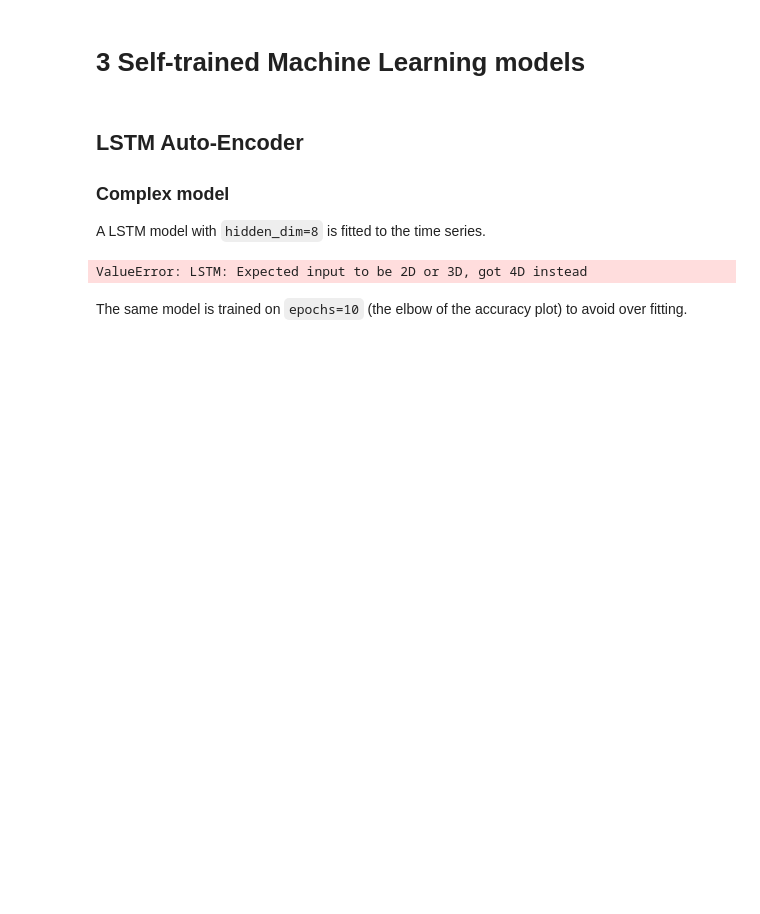
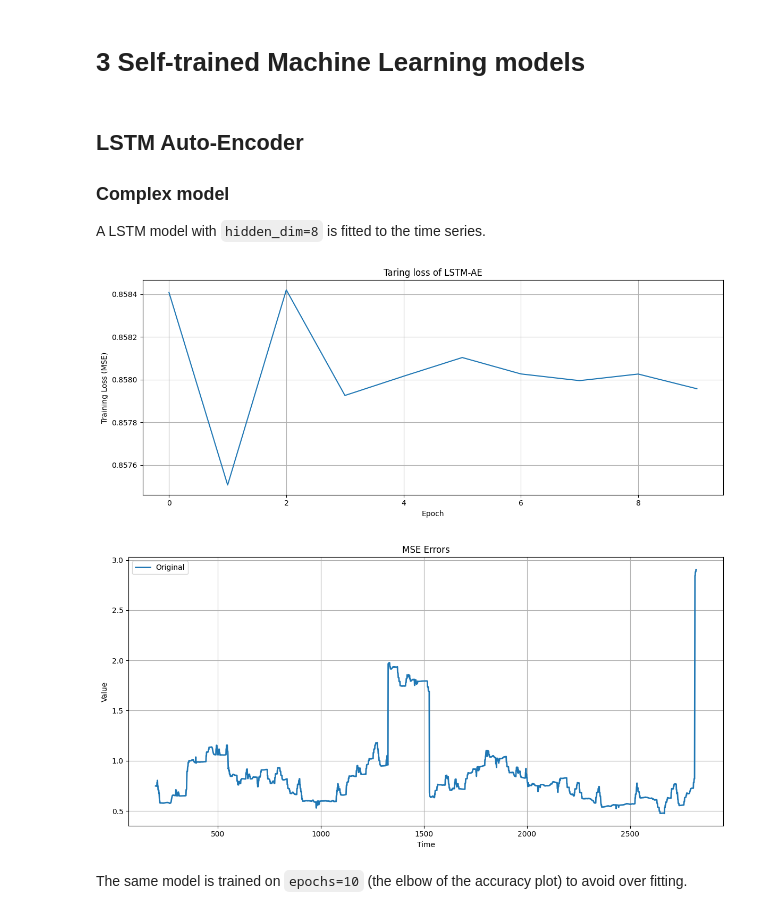
Before and after one commit to Jiaqi-Tang/Time-Series-Anomaly, a Jupyter notebook: notebooks/quality_control.ipynb, the cells around one changed output. Drawn from its saved outputs; the diff is of its cells as text; code cells hidden in the pictures; blank space fills up the shorter version.

```diff
--- a/notebooks/quality_control.ipynb
+++ b/notebooks/quality_control.ipynb
@@ -193,13 +218,17 @@ bocpd(test[0], hazard_function, sparsity=10, Nw=20)
 A LSTM model with `hidden_dim=8` is fitted to the time series.
 # %%
 from src.models.self_trained_ml.lstm_ae import model_LSTMAE
+from src.visualization.plots import plot_ts
 
-mse_LSTM = model_LSTMAE(df, window_size=200, batch_size=64, hidden_dim=64, latent_dim=64, learning_rate=0.01, epochs=50, plot_accuracy=True)
+mse_LSTM, model = model_LSTMAE(df[[0, 'pca1', 'pca2', 'pca3']].rename(columns=str),
+                        window_size=200, batch_size=64, hidden_dim=64, num_layers=3, latent_dim=64,
+                        learning_rate=0.01, epochs=10, plot_accuracy=True)
 
 errors_ts = pd.Series(mse_LSTM.numpy(), index=df.index[200:])
 plot_ts(errors_ts, title='MSE Errors')
 # %% [output]
-ValueError: LSTM: Expected input to be 2D or 3D, got 4D instead
+[figure, added]
+[figure, added]
 # %% [markdown]
 The same model is trained on `epochs=10` (the elbow of the accuracy plot) to avoid over fitting.
 # %%
```
Also changed, not shown: parts of 36 cells of this notebook, 4 other files.
